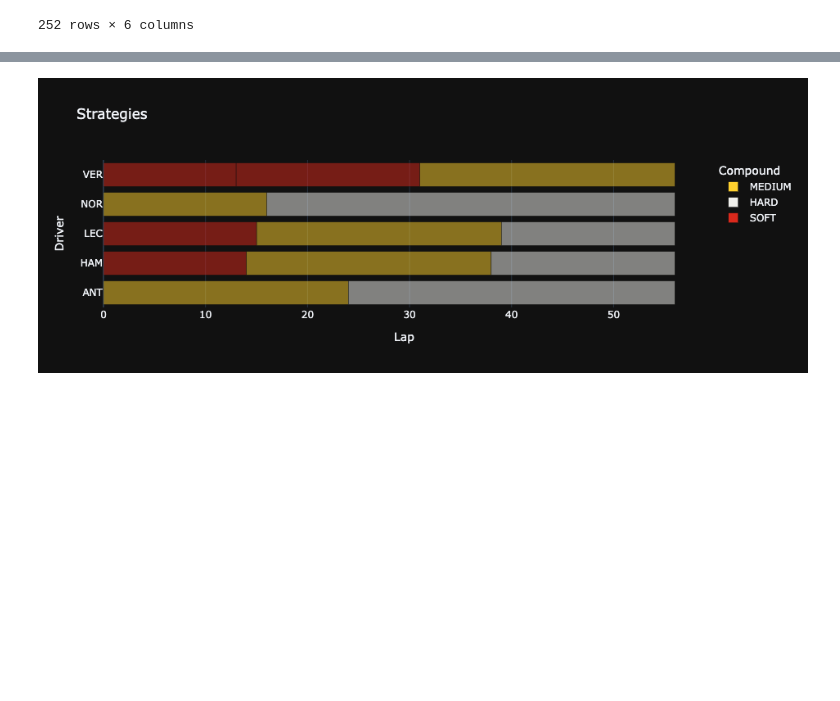
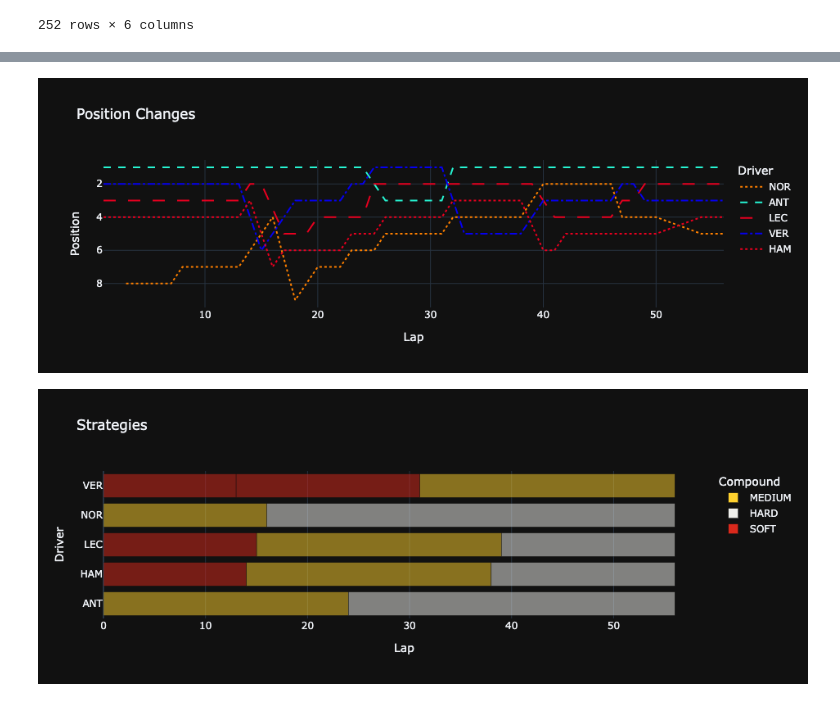
Before and after one commit to jsherm-cells/FASTF1_Analyses, a Jupyter notebook: USA_GP_2026/AUSTIN TOP 5 LAP ANALYSIS.ipynb, the cells around one changed output, grey strips where cells are left out. Saved outputs shown, nothing was run; the diff lists cells and outputs as text; code cells hidden in the pictures; blank space fills up the shorter version.

Commit message:
changed one visual from avg speed to position graph

```diff
--- a/USA_GP_2026/AUSTIN TOP 5 LAP ANALYSIS.ipynb
+++ b/USA_GP_2026/AUSTIN TOP 5 LAP ANALYSIS.ipynb
@@ -174,18 +174,17 @@ lapsdf
 | 251 | HAM | 56.0 | 0 days 00:01:38.530000 | 98.530 | HARD | 197.830189 |
 252 rows × 6 columns
 # %%
-heat_data = lapsdf.pivot(index='Driver', columns='LapNumber', values='AvgSpeed')
-heat_data = heat_data.reindex(top_5)
+position = []
+for driver in top_5:
+    driver_pos = race.laps.pick_drivers(driver).pick_quicklaps()
+
+    for _, pos in driver_pos.iterlaps():
+        position.append({
+        'Driver': driver,
+        'LapNumber': pos['LapNumber'],
+        'Position': pos['Position']
+    })
 # %%
-# change this to the positions graph for analysis
-heatspeed = px.imshow(
-    heat_data,
-    text_auto='.0f',
-    aspect='auto',
-    color_continuous_scale='RdYlGn',
-    template='plotly_dark',
-    title='Average Speeds by Top 5 in the Race',
-    labels={'x': 'Lap #', 'y': 'Driver', 'color': 'Avg Speed'}
-)
-heatspeed.show()
+posdf = pd.DataFrame(position)
+posdf
 # %% [output]
@@ -192,0 +204,2 @@ heatspeed.show()
+# %%
+lapsdf = lapsdf.merge(posdf, on=['Driver', 'LapNumber'], how='left')
@@ -193,3 +222,22 @@ heatspeed.show()
+# %%
+dash_map = {'HAM': 'dot'}
+
+RacePosition = px.line(
+    lapsdf,
+    x='LapNumber',
+    y='Position',
+    color='Driver',
+    line_dash='Driver',
+    line_dash_map=dash_map,
+    color_discrete_map=driver_colors,
+    title='Position Changes',
+    labels={'LapNumber': 'Lap', 'Position': 'Position'},
+    template='plotly_dark'
+)
+RacePosition.update_yaxes(autorange='reversed')
+RacePosition.show()
+# %% [output]
+[figure, added]
 # %%
 stints = (
     pd.DataFrame(race.laps.pick_drivers(top_5))
```
Also changed, not shown: parts of 2 cells of this notebook, 1 other file.
